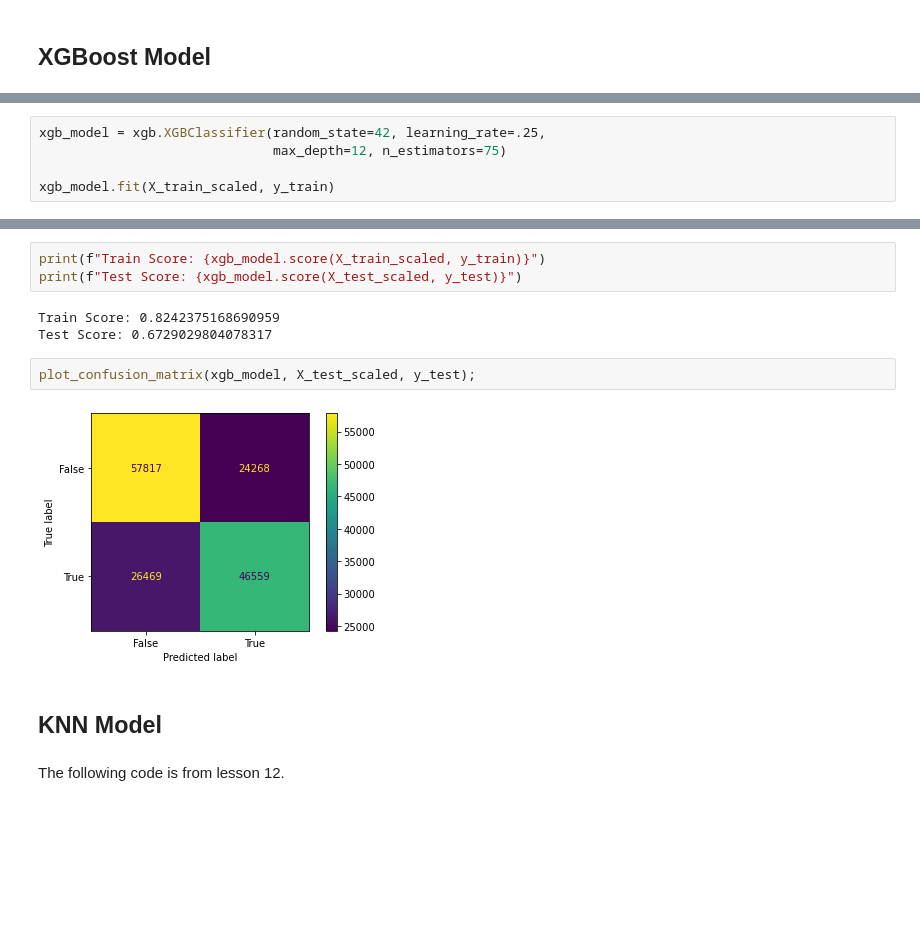
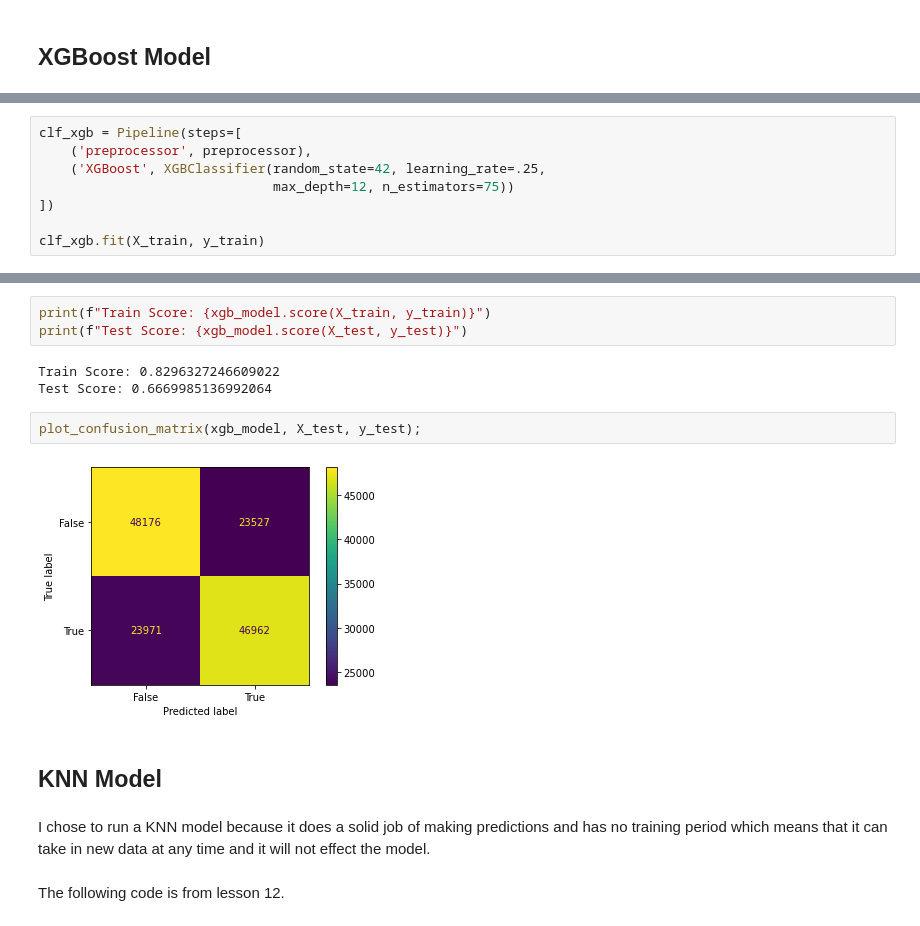
Before and after one commit to reedmartinson0405/Music-Rec-System, a Jupyter notebook: notebooks/Predicting_Popularity.ipynb, the cells around one changed output, grey strips where cells are left out. Cells and saved outputs as stored; diff of their text form; blank space fills up the shorter version.

```diff
--- a/notebooks/Predicting_Popularity.ipynb
+++ b/notebooks/Predicting_Popularity.ipynb
@@ -255,6 +268,9 @@ Test ROC-AUC: 0.6535
 # %%
-xgb_model = xgb.XGBClassifier(random_state=42, learning_rate=.25,
-                              max_depth=12, n_estimators=75)
+clf_xgb = Pipeline(steps=[
+    ('preprocessor', preprocessor),
+    ('XGBoost', XGBClassifier(random_state=42, learning_rate=.25,
+                              max_depth=12, n_estimators=75))
+])
 
-xgb_model.fit(X_train_scaled, y_train)
+clf_xgb.fit(X_train, y_train)
 # %% [output]
@@ -269,15 +294,17 @@ XGBClassifier(base_score=0.5, booster='gbtree', colsample_bylevel=1,
 # %%
-print(f"Train Score: {xgb_model.score(X_train_scaled, y_train)}")
-print(f"Test Score: {xgb_model.score(X_test_scaled, y_test)}")
+print(f"Train Score: {xgb_model.score(X_train, y_train)}")
+print(f"Test Score: {xgb_model.score(X_test, y_test)}")
 # %% [output]
-Train Score: 0.8242375168690959
-Test Score: 0.6729029804078317
+Train Score: 0.8296327246609022
+Test Score: 0.6669985136992064
 # %%
-plot_confusion_matrix(xgb_model, X_test_scaled, y_test);
+plot_confusion_matrix(xgb_model, X_test, y_test);
 # %% [output]
-[figure, old version]
+[figure, new version]
 # %% [markdown]
 ## KNN Model
+# %% [markdown]
+I chose to run a KNN model because it does a solid job of making predictions and has no training period which means that it can take in new data at any time and it will not effect the model.
 # %% [markdown]
 The following code is from lesson 12.
 # %%
```
Also changed, not shown: parts of 27 cells of this notebook, 2 other files.
